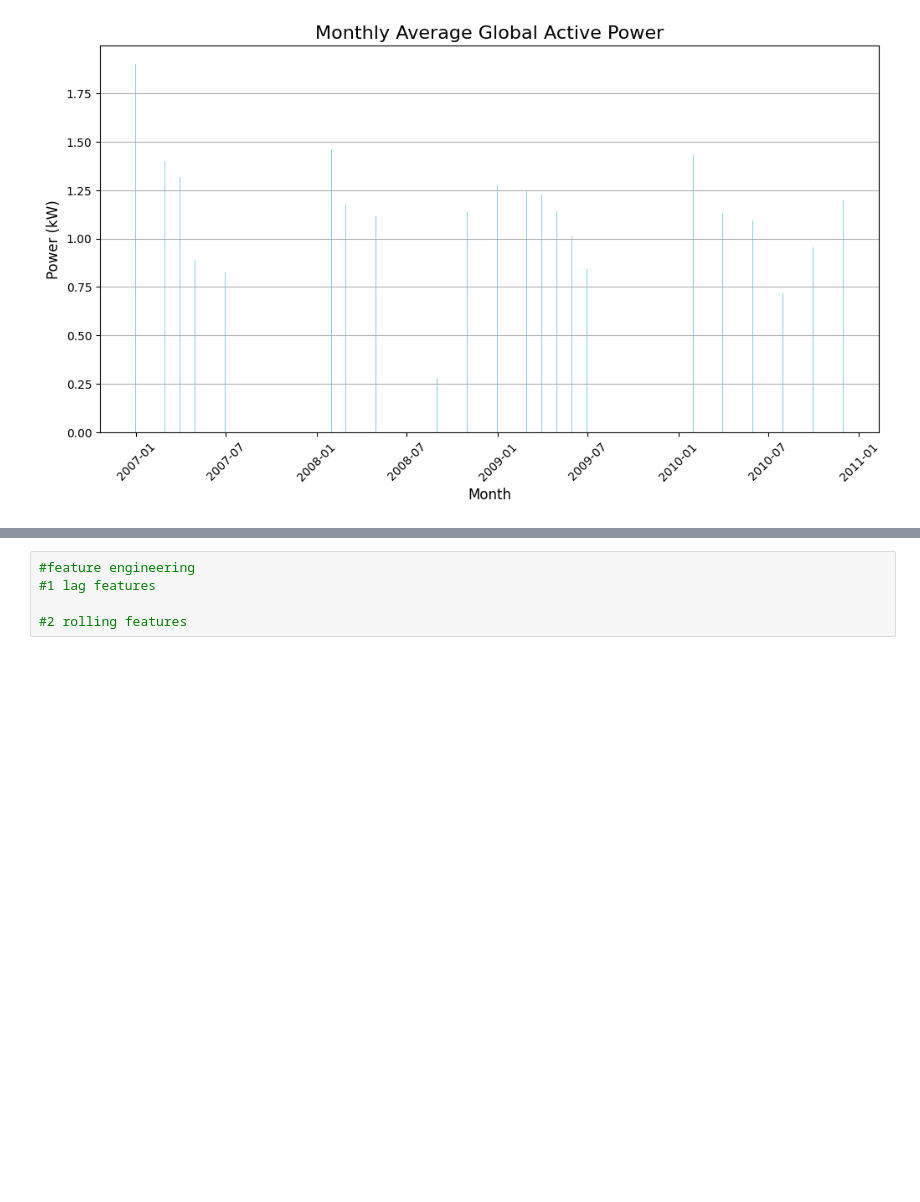
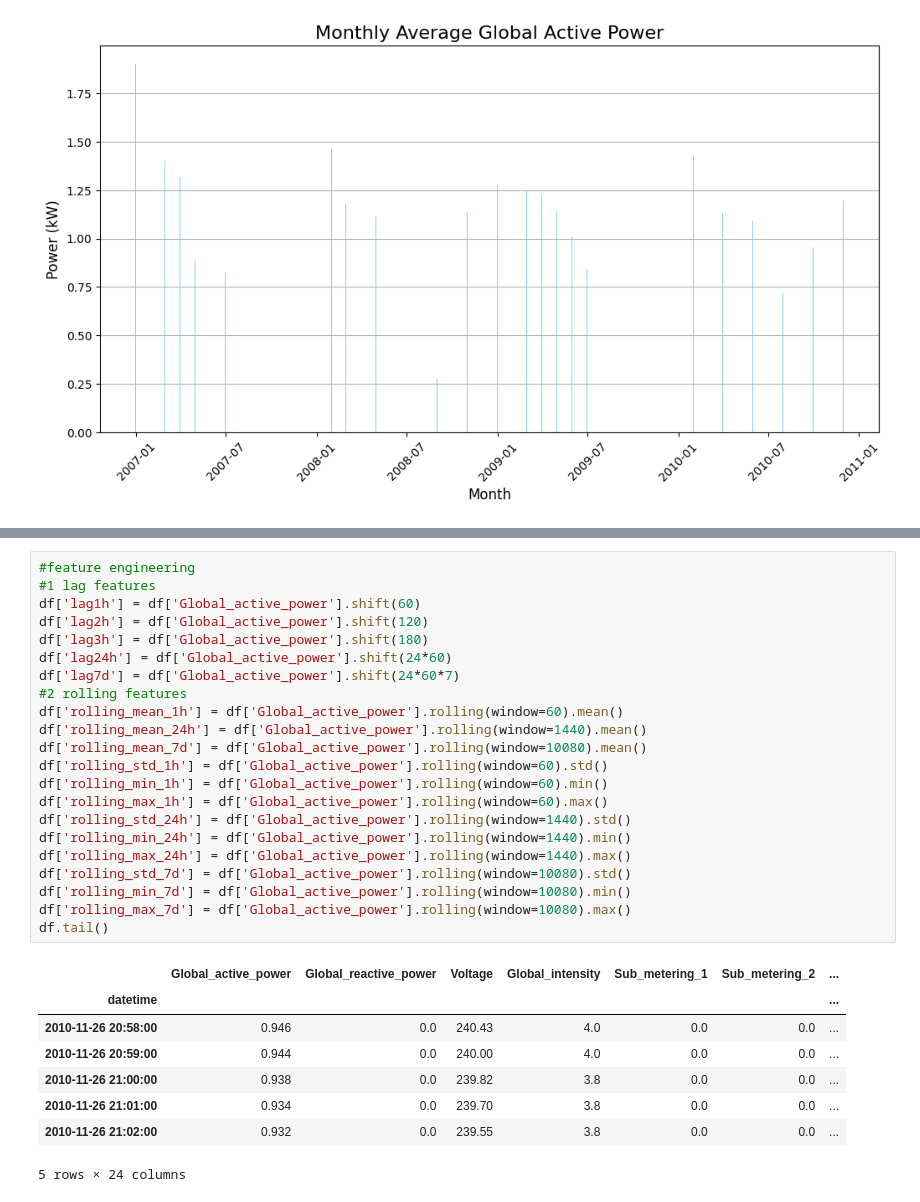
Before and after one commit to AskariAbidi18/electricity-consumption_model, a Jupyter notebook: notebooks/experiment.ipynb, the cells around one changed output, grey strips where cells are left out. Drawn from its saved outputs; the diff is of its cells as text; blank space fills up the shorter version.

```diff
--- a/notebooks/experiment.ipynb
+++ b/notebooks/experiment.ipynb
@@ -219,5 +219,31 @@ plt.show()
 # %%
 #feature engineering
 #1 lag features
-
+df['lag1h'] = df['Global_active_power'].shift(60)
+df['lag2h'] = df['Global_active_power'].shift(120)
+df['lag3h'] = df['Global_active_power'].shift(180)
+df['lag24h'] = df['Global_active_power'].shift(24*60)
+df['lag7d'] = df['Global_active_power'].shift(24*60*7)
 #2 rolling features
+df['rolling_mean_1h'] = df['Global_active_power'].rolling(window=60).mean()
+df['rolling_mean_24h'] = df['Global_active_power'].rolling(window=1440).mean()
+df['rolling_mean_7d'] = df['Global_active_power'].rolling(window=10080).mean()
+df['rolling_std_1h'] = df['Global_active_power'].rolling(window=60).std()
+df['rolling_min_1h'] = df['Global_active_power'].rolling(window=60).min()
+df['rolling_max_1h'] = df['Global_active_power'].rolling(window=60).max()
+df['rolling_std_24h'] = df['Global_active_power'].rolling(window=1440).std()
+df['rolling_min_24h'] = df['Global_active_power'].rolling(window=1440).min()
+df['rolling_max_24h'] = df['Global_active_power'].rolling(window=1440).max()
+df['rolling_std_7d'] = df['Global_active_power'].rolling(window=10080).std()
+df['rolling_min_7d'] = df['Global_active_power'].rolling(window=10080).min()
+df['rolling_max_7d'] = df['Global_active_power'].rolling(window=10080).max()
+df.tail()
+# %% [output]
+|  | Global_active_power | Global_reactive_power | Voltage | Global_intensity | Sub_metering_1 | Sub_metering_2 | ... |
+| datetime |  |  |  |  |  |  | ... |
+| 2010-11-26 20:58:00 | 0.946 | 0.0 | 240.43 | 4.0 | 0.0 | 0.0 | ... |
+| 2010-11-26 20:59:00 | 0.944 | 0.0 | 240.00 | 4.0 | 0.0 | 0.0 | ... |
+| 2010-11-26 21:00:00 | 0.938 | 0.0 | 239.82 | 3.8 | 0.0 | 0.0 | ... |
+| 2010-11-26 21:01:00 | 0.934 | 0.0 | 239.70 | 3.8 | 0.0 | 0.0 | ... |
+| 2010-11-26 21:02:00 | 0.932 | 0.0 | 239.55 | 3.8 | 0.0 | 0.0 | ... |
+5 rows × 24 columns
```
Also changed, not shown: parts of 8 cells of this notebook.
